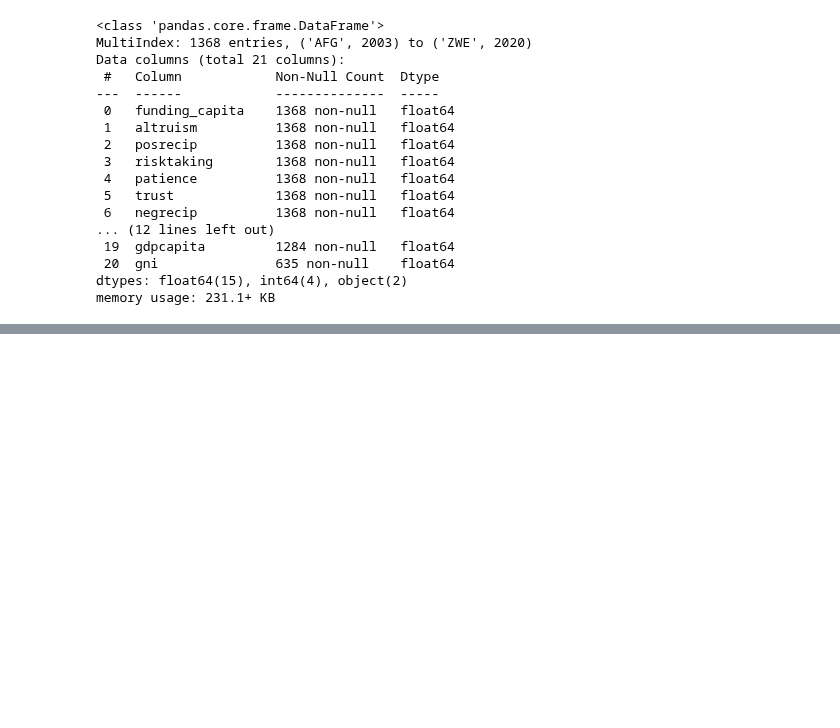
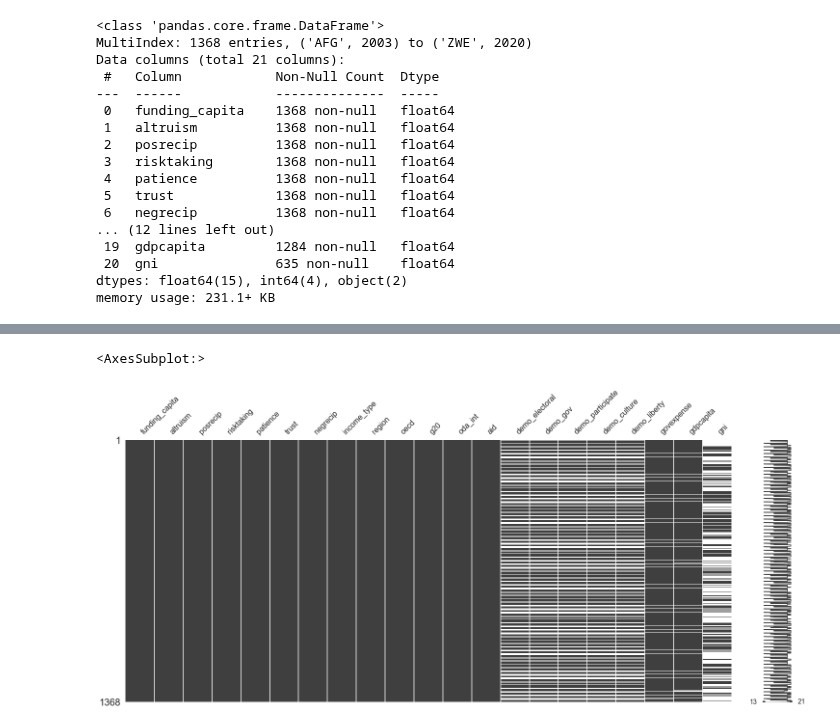
Before and after one commit to amanda8412383/research-module, a Jupyter notebook: panel.ipynb, the cells around one changed output, grey strips where cells are left out. Cells and saved outputs as stored; diff of their text form; code cells hidden in the pictures; blank space fills up the shorter version.

```diff
--- a/panel.ipynb
+++ b/panel.ipynb
@@ -74,0 +74,5 @@ sns.heatmap(long_select_gni.isnull(), cbar=False)
+# %%
+msno.matrix(long_select_gni)
+# %% [output]
+<AxesSubplot:>
+[figure, added]
```
Also changed, not shown: parts of 11 cells of this notebook.
